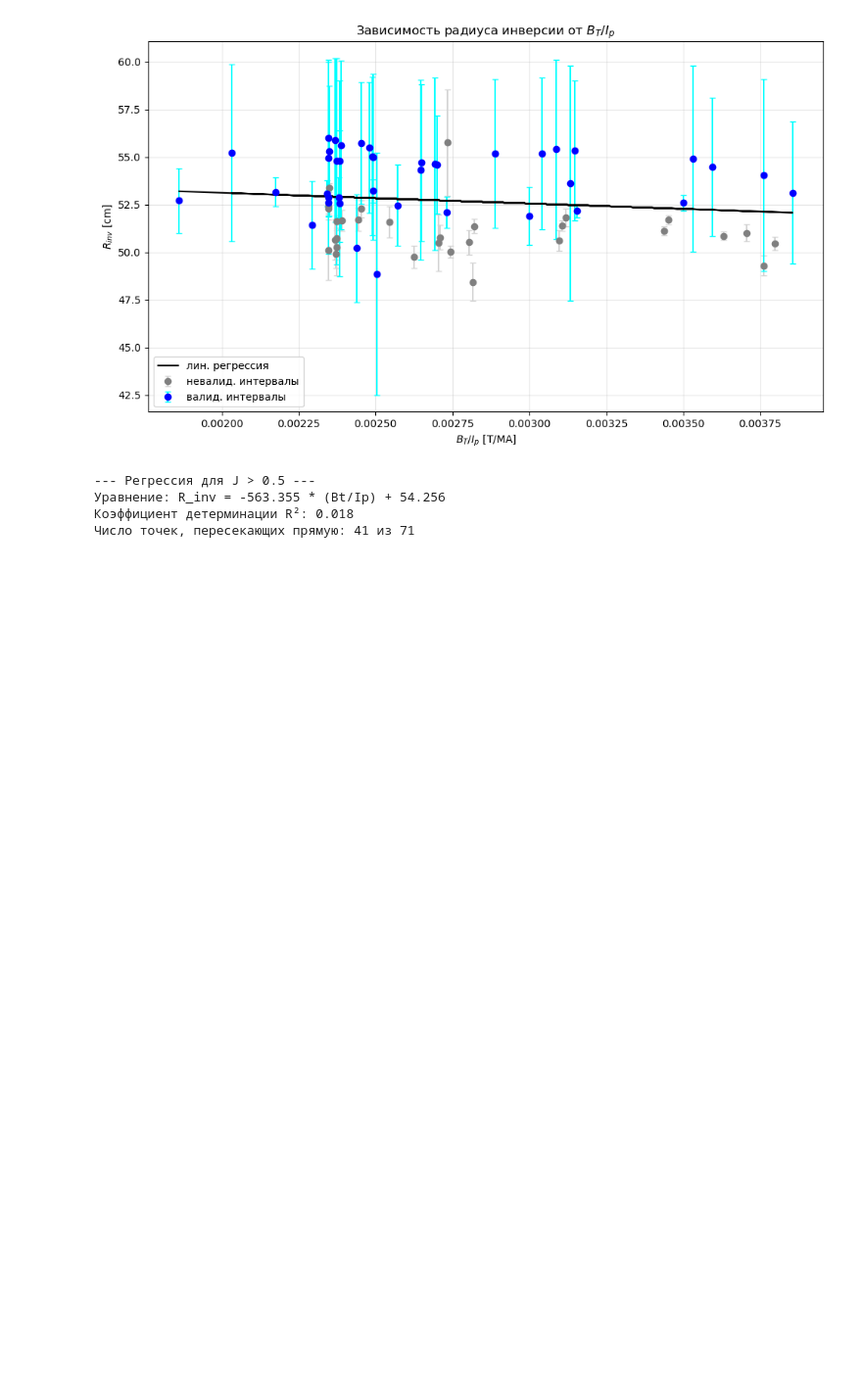
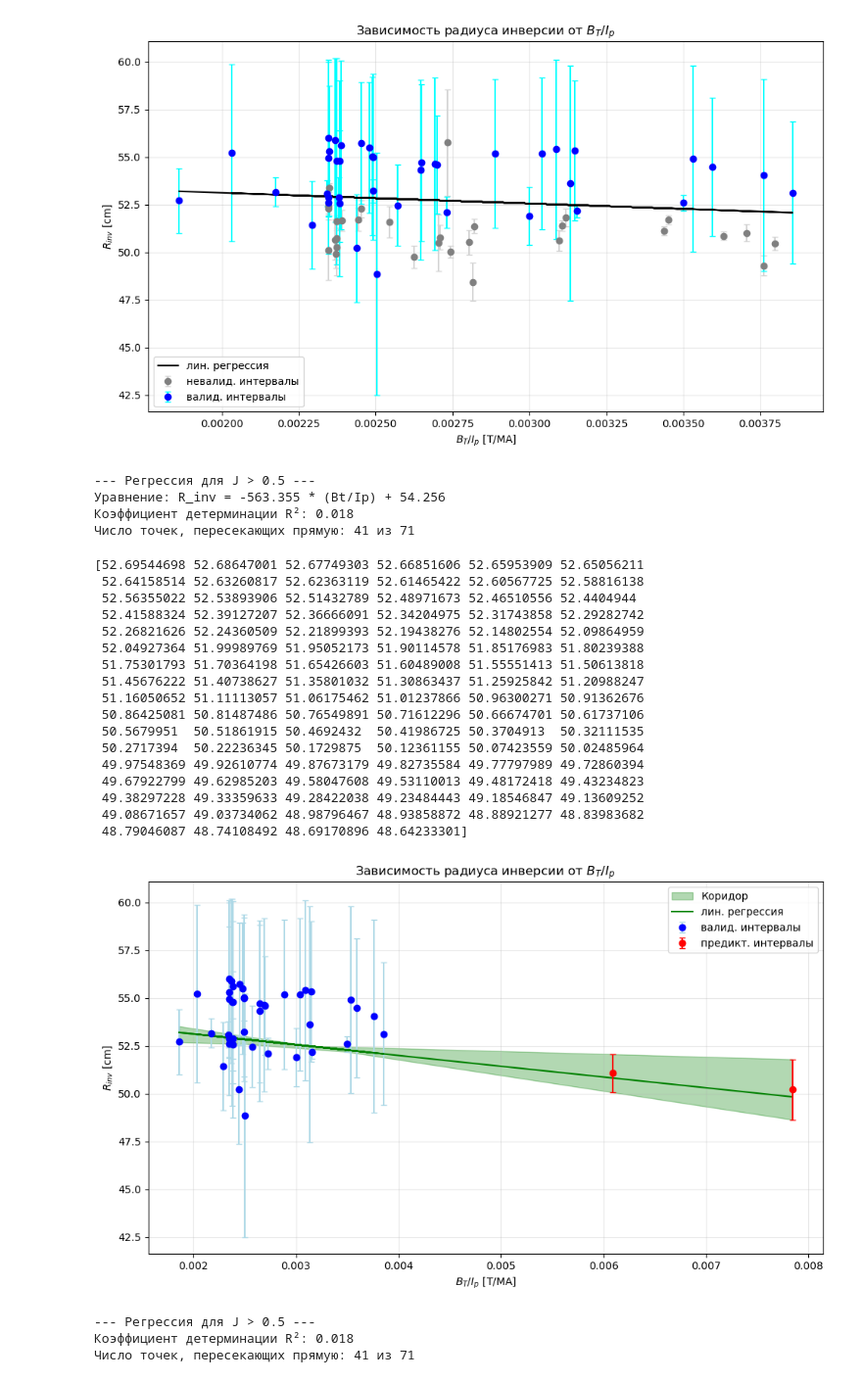
Before and after one commit to KNS121/IntervalAnalysis, a Jupyter notebook: Lab2/Lin_regression.ipynb, the cells around one changed output. Shown at 98% size. Saved outputs shown, nothing was run; the diff lists cells and outputs as text; code cells hidden in the pictures; blank space fills up the shorter version.

```diff
--- a/Lab2/Lin_regression.ipynb
+++ b/Lab2/Lin_regression.ipynb
@@ -421,31 +421,53 @@ def plot_regression_pred(df_res, title_suffix=""):
     ]
 
     plt.errorbar(
     x_points,
     y_points,
     yerr=yerr_asym,
     fmt='o', color='red', ecolor='red', capsize=3,
     label="предикт. интервалы"
     )
 
 
 
     plt.xlabel('$B_T / I_p$ [T/MA]')
     plt.ylabel('$R_{inv}$ [cm]')
     plt.title(f'Зависимость радиуса инверсии от $B_T / I_p$ ')
     plt.legend()
     plt.grid(True, alpha=0.3)
     plt.tight_layout()
     plt.show()
 
 
     print(f"\n--- Регрессия для {title_suffix} ---")
     #print(f"Уравнение: R_inv = {slope:.3f} * (Bt/Ip) + {intercept:.3f}")
     print(f"Коэффициент детерминации R²: {r_value**2:.3f}")
     print(f"Число точек, пересекающих прямую: {np.sum(intersects)} из {len(x)}")
 
 
 
 
 
-plot_regression_pred(df_res_inv, "J > 0.5")
+plot_regression_pred(df_res_int, "J > 0.5")
+# %% [output]
+[52.69544698 52.68647001 52.67749303 52.66851606 52.65953909 52.65056211
+ 52.64158514 52.63260817 52.62363119 52.61465422 52.60567725 52.58816138
+ 52.56355022 52.53893906 52.51432789 52.48971673 52.46510556 52.4404944
+ 52.41588324 52.39127207 52.36666091 52.34204975 52.31743858 52.29282742
+ 52.26821626 52.24360509 52.21899393 52.19438276 52.14802554 52.09864959
+ 52.04927364 51.99989769 51.95052173 51.90114578 51.85176983 51.80239388
+ 51.75301793 51.70364198 51.65426603 51.60489008 51.55551413 51.50613818
+ 51.45676222 51.40738627 51.35801032 51.30863437 51.25925842 51.20988247
+ 51.16050652 51.11113057 51.06175462 51.01237866 50.96300271 50.91362676
+ 50.86425081 50.81487486 50.76549891 50.71612296 50.66674701 50.61737106
+ 50.5679951  50.51861915 50.4692432  50.41986725 50.3704913  50.32111535
+ 50.2717394  50.22236345 50.1729875  50.12361155 50.07423559 50.02485964
+ 49.97548369 49.92610774 49.87673179 49.82735584 49.77797989 49.72860394
+ 49.67922799 49.62985203 49.58047608 49.53110013 49.48172418 49.43234823
+ 49.38297228 49.33359633 49.28422038 49.23484443 49.18546847 49.13609252
+ 49.08671657 49.03734062 48.98796467 48.93858872 48.88921277 48.83983682
+ 48.79046087 48.74108492 48.69170896 48.64233301]
+[figure, added]
+--- Регрессия для J > 0.5 ---
+Коэффициент детерминации R²: 0.018
+Число точек, пересекающих прямую: 41 из 71
```
